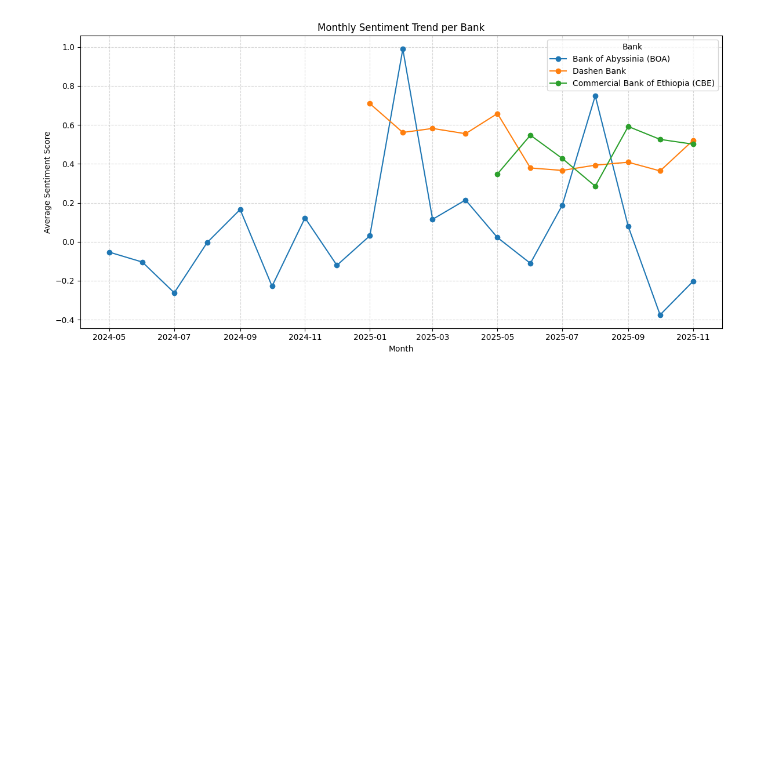
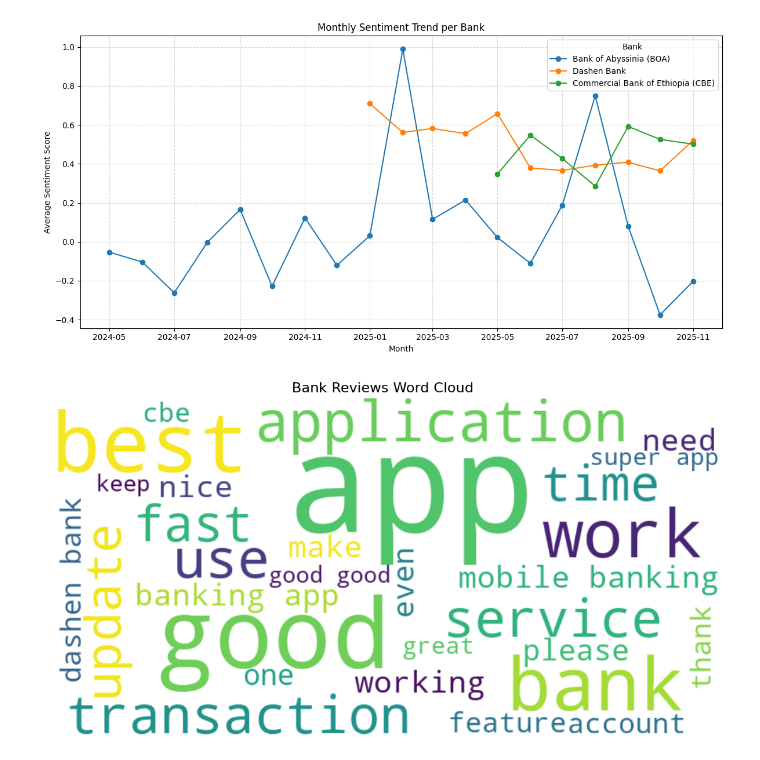
Before and after one commit to tib-dev/Fintech-App-Customer-Experience-Analytics, a Jupyter notebook: notebooks/analysis/insight_and_recommendation.ipynb, the cells around one changed output. Cells and saved outputs as stored; diff of their text form; code cells hidden in the pictures; blank space fills up the shorter version.

```diff
--- a/notebooks/analysis/insight_and_recommendation.ipynb
+++ b/notebooks/analysis/insight_and_recommendation.ipynb
@@ -142,3 +143,8 @@ Passing `palette` without assigning `hue` is deprecated and will be removed in v
 plot_monthly_sentiment(df)
 # %% [output]
 [figure]
+# %%
+plot_wordcloud(df['txt_clean'].tolist(), max_words=30,
+               title="Bank Reviews Word Cloud")
+# %% [output]
+[figure, added]
```
Also changed, not shown: parts of 3 cells of this notebook.
